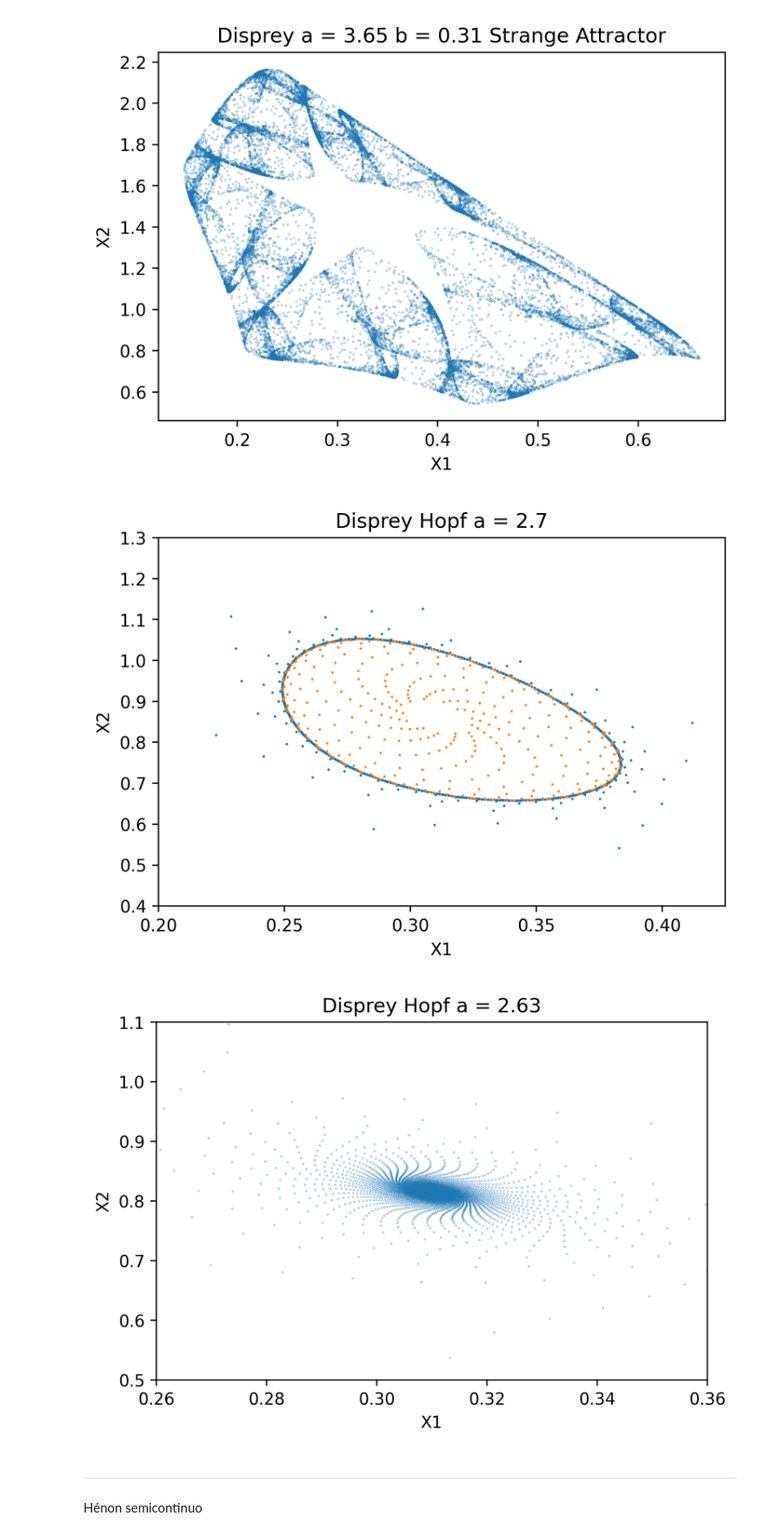
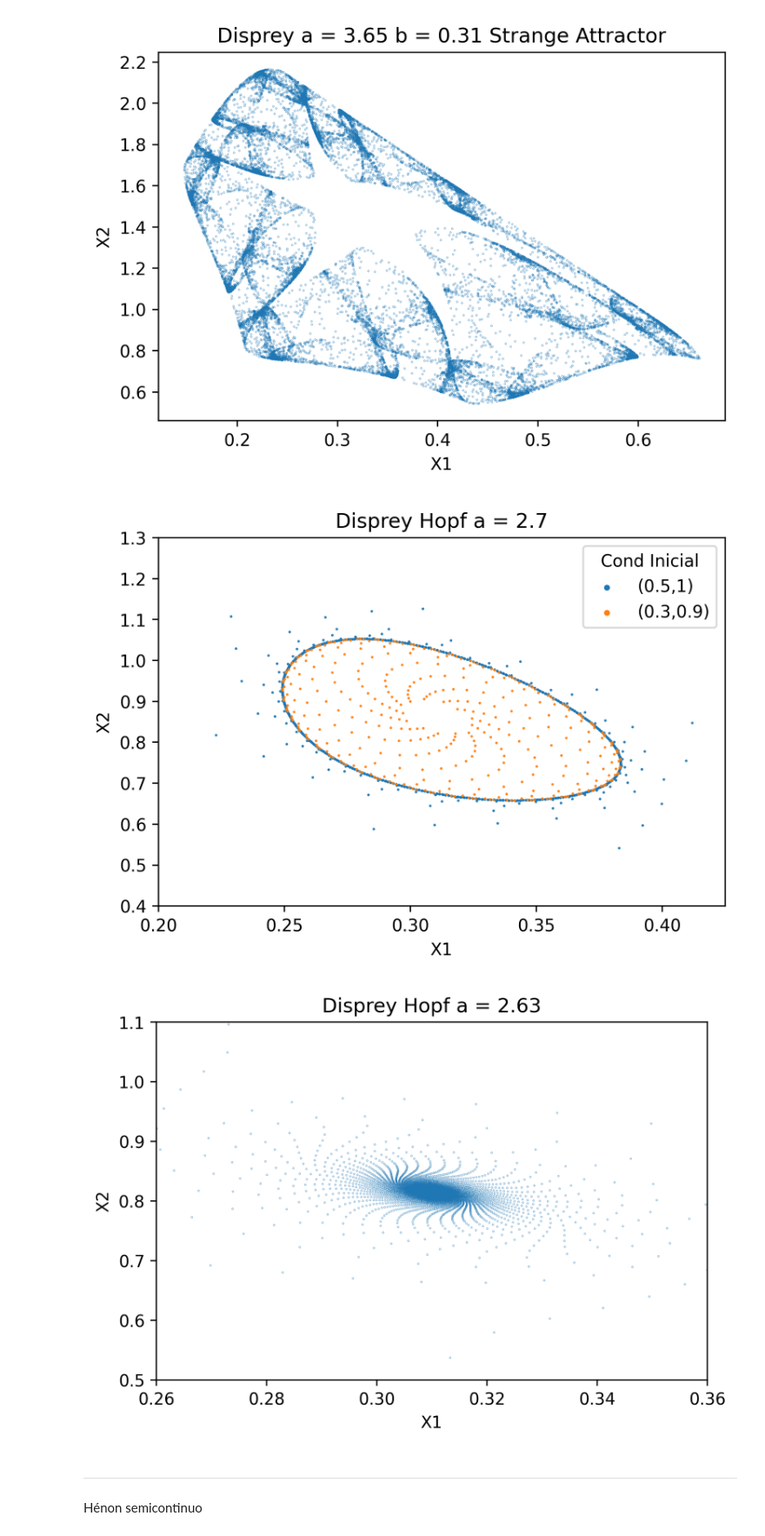
Before and after one commit to GastonRAraujo/Sistemas-discretos, a Jupyter notebook: MiniProyecto.ipynb, the cells around one changed output. Shown at 87% size. Cells and saved outputs as stored; diff of their text form; code cells hidden in the pictures.

```diff
--- a/MiniProyecto.ipynb
+++ b/MiniProyecto.ipynb
@@ -184,36 +252,37 @@ b = 0.31
 t0 = 100
 
 
 #Memoria ---------------------------------
 #Las primeras iteraciones seran descartadas
 Cond_ini = [[0.5,1],[0.3,0.9]]
 
 
 x,y=Disprey_Cicle(0.5,1,2.7,b,1000)
 x1,y1=Disprey_Cicle(0.3,0.9,2.7,b,400)
 plt.figure(dpi=300)
-plt.scatter(x,y, s = 0.25)
-plt.scatter(x1,y1, s = 0.25)
+plt.scatter(x,y, s = 0.25, label="(0.5,1)")
+plt.scatter(x1,y1, s = 0.25, label="(0.3,0.9)")
 plt.xlim(0.2,0.425)
 plt.ylim(0.4,1.3)
 plt.locator_params(axis = 'x', nbins = 5)
 plt.xlabel("X1")
 plt.ylabel("X2")
 plt.title("Disprey Hopf a = 2.7")
+plt.legend(markerscale=5,title="Cond Inicial")
 plt.show()
 
 x,y = Disprey_Cicle(0.5,1,2.63,b,20000)
 plt.figure(dpi=300)
 plt.scatter(x,y, alpha = 1, s = 0.1, marker='.')
 #Disprey_Cicle(0.312,0.82,2.63,b,1000000)
 plt.xlim(0.26,0.36)
 plt.ylim(0.5,1.1)
 plt.xlabel("X1")
 plt.ylabel("X2")
 plt.title("Disprey Hopf a = 2.63")
 plt.show()
 # %% [output]
-[figure, old version]
+[figure, new version]
 [figure]
 # %% [markdown]
 
```
Also changed, not shown: parts of 2 cells of this notebook.
